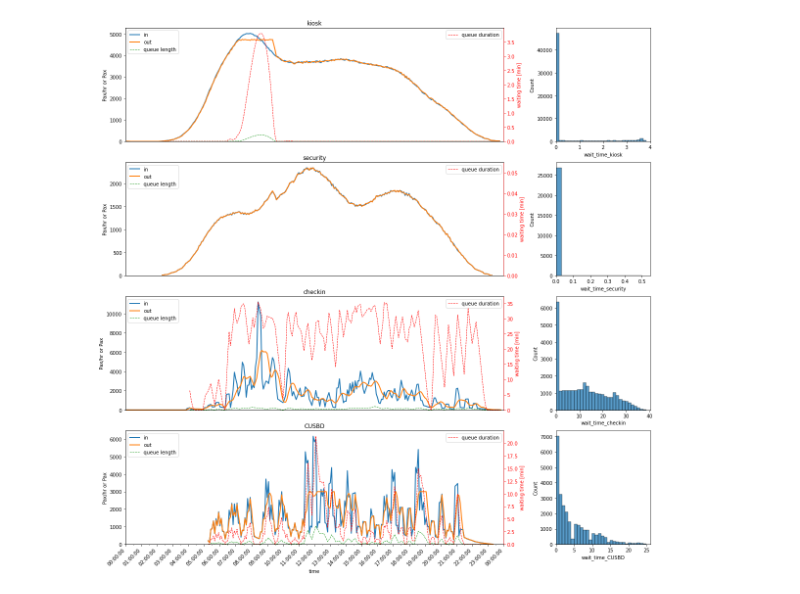
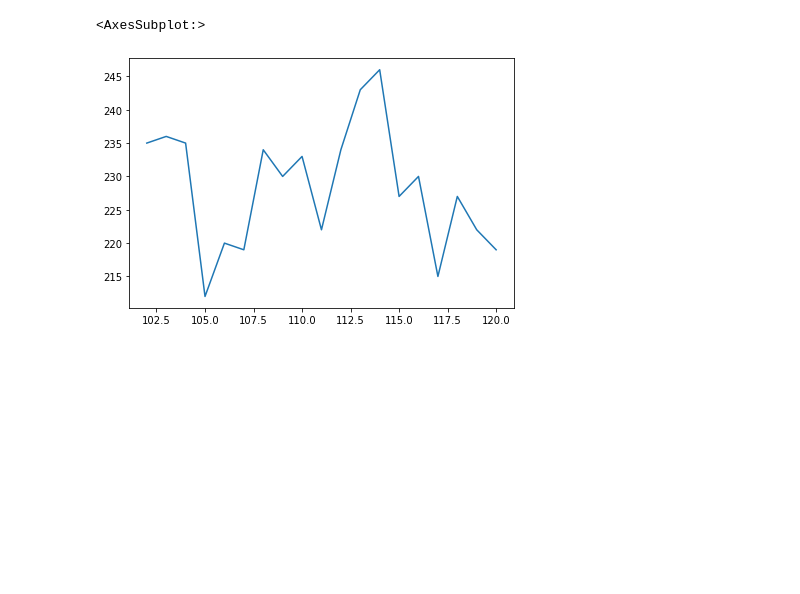
Before and after one commit to AntoineGlacet/KAPpaxsim, a Jupyter notebook: notebooks/stripped/antoine_4F-6k.ipynb, the cells around one changed output. Cells and saved outputs as stored; diff of their text form; code cells hidden in the pictures; blank space fills up the shorter version.

```diff
--- a/notebooks/stripped/antoine_4F-6k.ipynb
+++ b/notebooks/stripped/antoine_4F-6k.ipynb
@@ -30,2 +38,5 @@ simparam.assign_check_in()
 # %%
-# simparam.df_Counters['total'].plot()
+simparam.df_Counters.loc[102:120, :]["total"].plot()
+# %% [output]
+<AxesSubplot:>
+[figure, added]
@@ -64,5 +42,0 @@ simulation.run(end_time=1440)
-# %%
-simulation.format_df_result()
-simulation.plot_result()
-# %% [output]
-[figure, removed]
```
Also changed, not shown: parts of 15 cells of this notebook, 2 other files.
